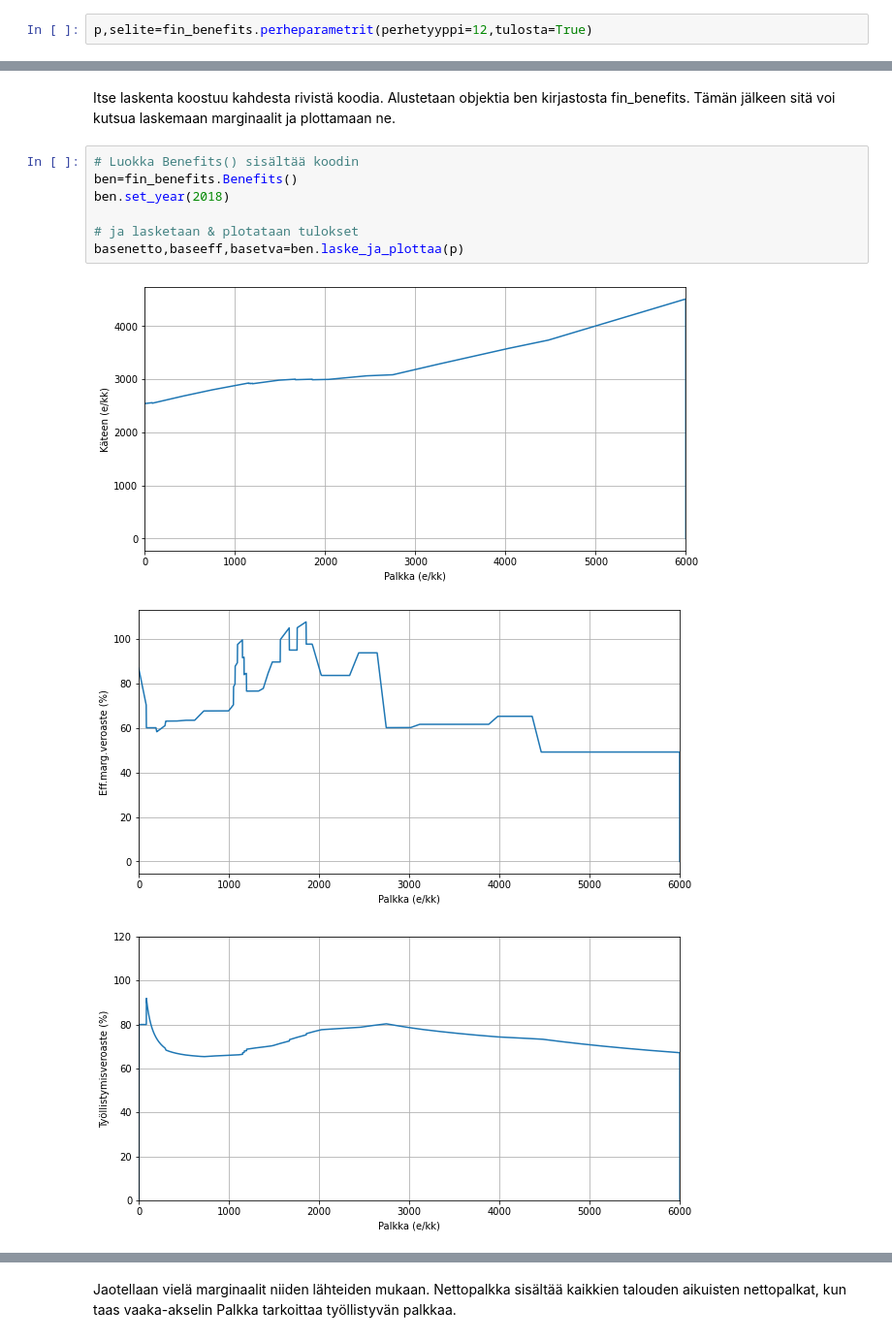
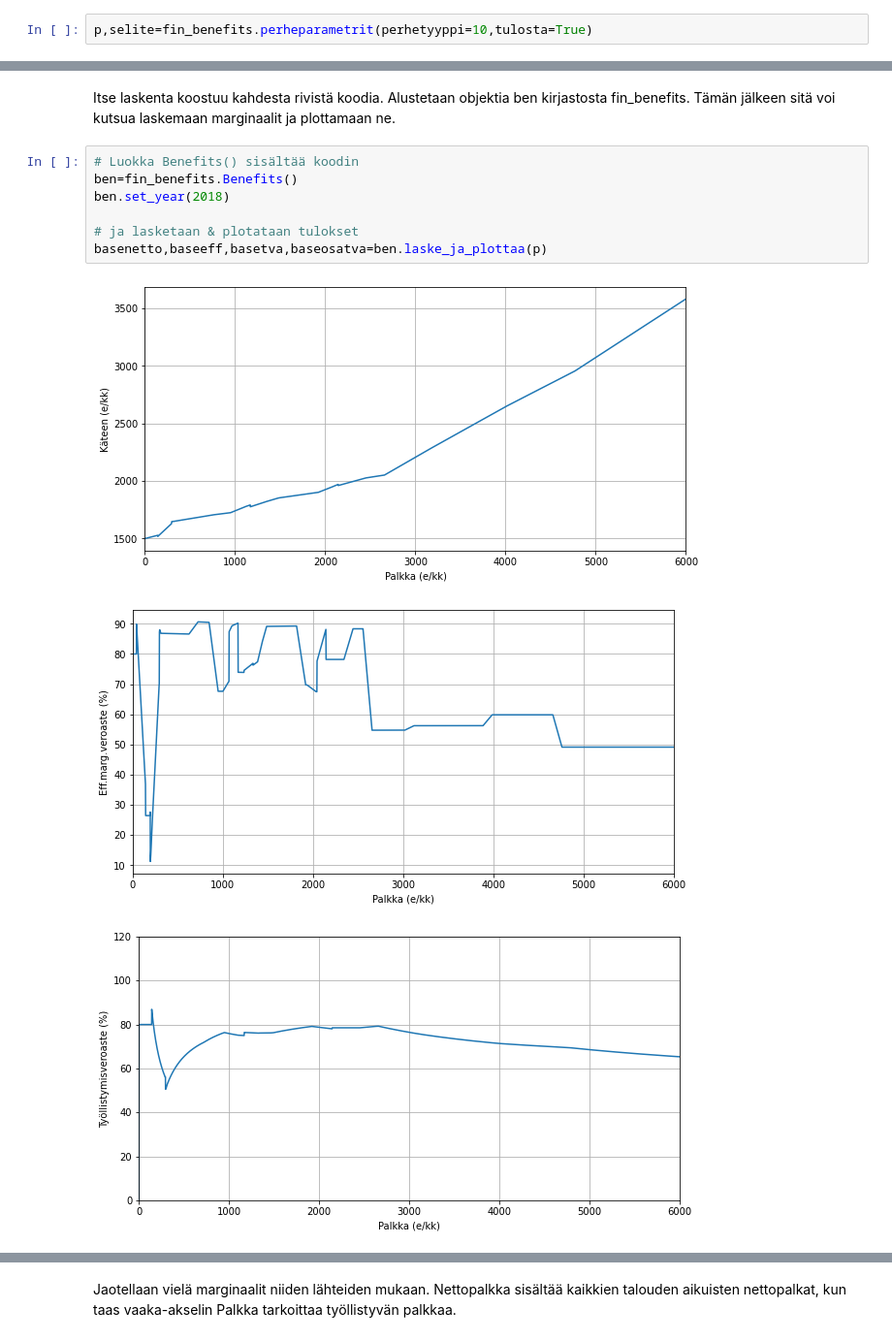
Before and after one commit to ajtanskanen/benefits, a Jupyter notebook: kannusteet.ipynb, the cells around one changed output, grey strips where cells are left out. Shown at 97% size. Cells and saved outputs as stored; diff of their text form.

```diff
--- a/kannusteet.ipynb
+++ b/kannusteet.ipynb
@@ -37,5 +37,5 @@ plt.rcParams['figure.figsize'] = [10, 5]
 
 Laskee työllisyysveroaste, työnteon efektiivisen marginaalivero ja käteen jäävä ansio kirjaston avulla. Valitaan ensin tyyppitapaus. Muuttuja p kertoo tarkat tiedot laskennankohteesta, selite sisältää kuvauksen siitä ja parametri tulosta kehottaa printtaamaan selite:en.
 # %%
-p,selite=fin_benefits.perheparametrit(perhetyyppi=12,tulosta=True)
+p,selite=fin_benefits.perheparametrit(perhetyyppi=10,tulosta=True)
 # %% [output]
@@ -47,11 +47,11 @@ Itse laskenta koostuu kahdesta rivistä koodia. Alustetaan objektia ben kirjasto
 # %%
 # Luokka Benefits() sisältää koodin
 ben=fin_benefits.Benefits()
 ben.set_year(2018)
 
 # ja lasketaan & plotataan tulokset
-basenetto,baseeff,basetva=ben.laske_ja_plottaa(p)
+basenetto,baseeff,basetva,baseosatva=ben.laske_ja_plottaa(p)
 # %% [output]
-[figure, old version]
+[figure, new version]
-[figure, old version]
+[figure, new version]
-[figure, old version]
+[figure, new version]
```
Also changed, not shown: parts of 3 cells of this notebook, 10 other files.
